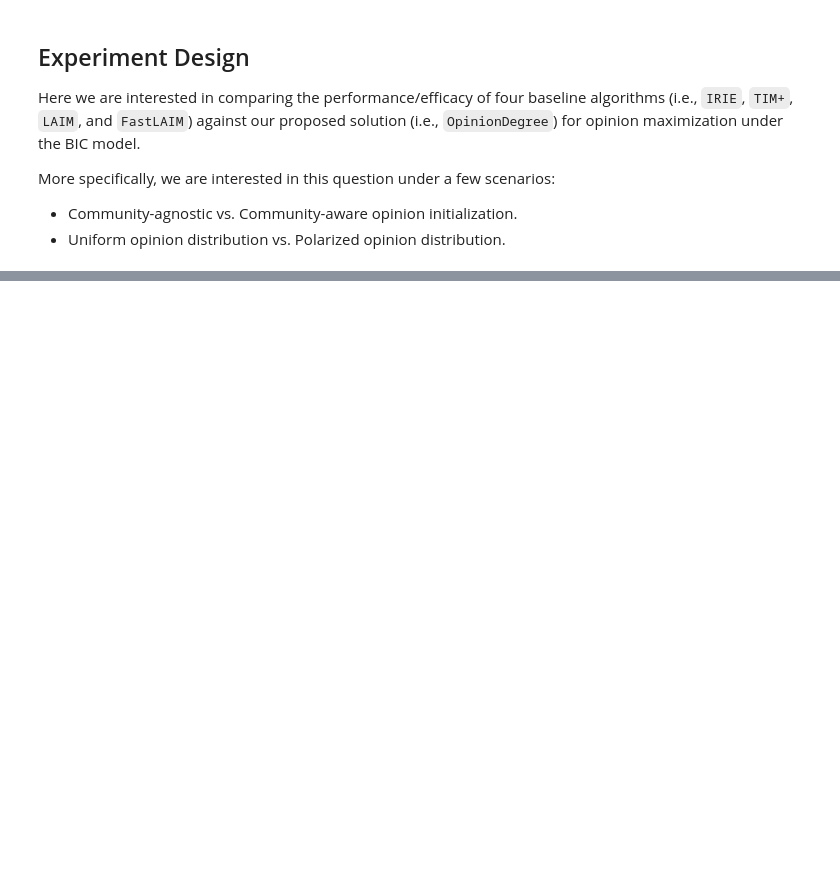
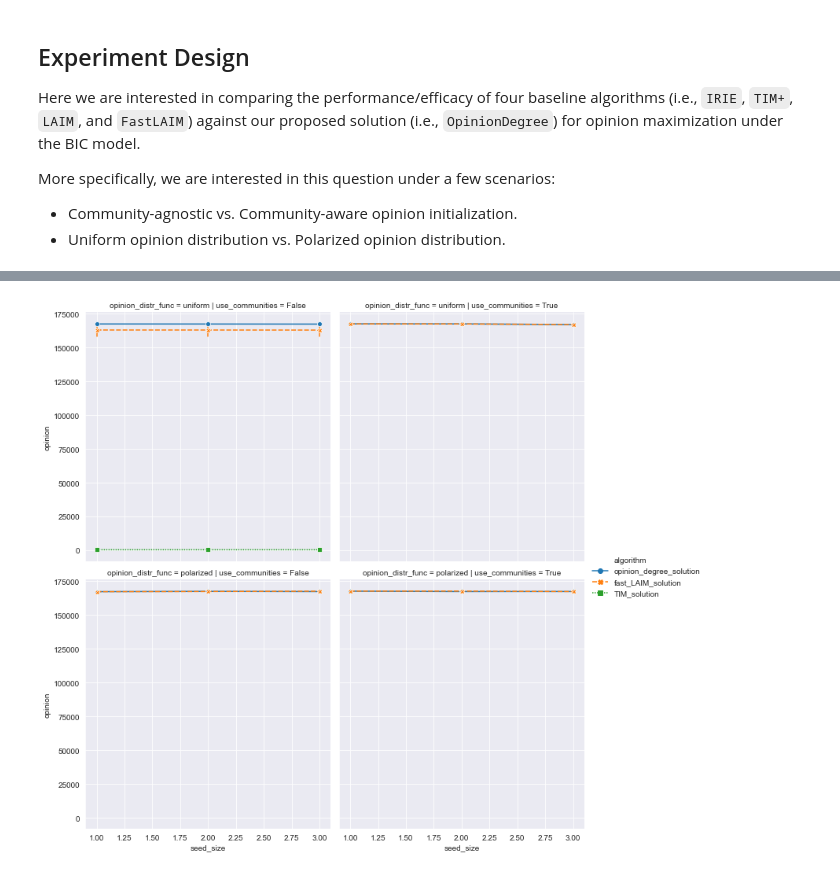
Before and after one commit to nathaniel-hudson/BIC-Diffusion, a Jupyter notebook: src/RunSimulations.ipynb, the cells around one changed output, grey strips where cells are left out. Cells and saved outputs as stored; diff of their text form; code cells hidden in the pictures; blank space fills up the shorter version.

```diff
--- a/src/RunSimulations.ipynb
+++ b/src/RunSimulations.ipynb
@@ -17,20 +17,3 @@ from Algorithms.Heuristics import random_solution
 from Diffusion.Model import *
 from scipy.stats import arcsine
 from tqdm import tqdm
-
-sns.set_style("darkgrid")
-RESULTS_PATH = os.path.join("..", "out", "results")
-META_PATH = os.path.join(RESULTS_PATH, "meta.json")
-
-uniform   = lambda: random.random(); uniform.__name__ = "uniform"
-polarized = lambda: arcsine.rvs();   polarized.__name__ = "polarized"
-
-def get_meta_count():
-    with open(META_PATH) as f:
-        data = json.load(f)
-    return data["count"]
-
-def increment_meta_count():
-    count = get_meta_count()
-    with open(META_PATH, "w") as f:
-        json.dump('{"count": %d}' % count + 1, f)
@@ -77,0 +32,8 @@ results.to_csv("dummy.csv")
+# %%
+import glob
+
+data = pd.DataFrame()
+for file in list(glob.glob(os.path.join(RESULTS_PATH, "*.csv"))):
+    data = data.append(pd.read_csv(file))
+
+data.head()
@@ -77,0 +47,12 @@ results.to_csv("dummy.csv")
+# %%
+g = sns.relplot(
+    x="seed_size", y="opinion",
+    col="use_communities", row="opinion_distr_func",
+    style="algorithm", hue="algorithm",
+    kind="line",
+    markers=True,
+    ci="sd", err_style="bars",
+    data=data
+)
+# %% [output]
+[figure, added]
```
Also changed, not shown: parts of 5 cells of this notebook, 25 other files.
